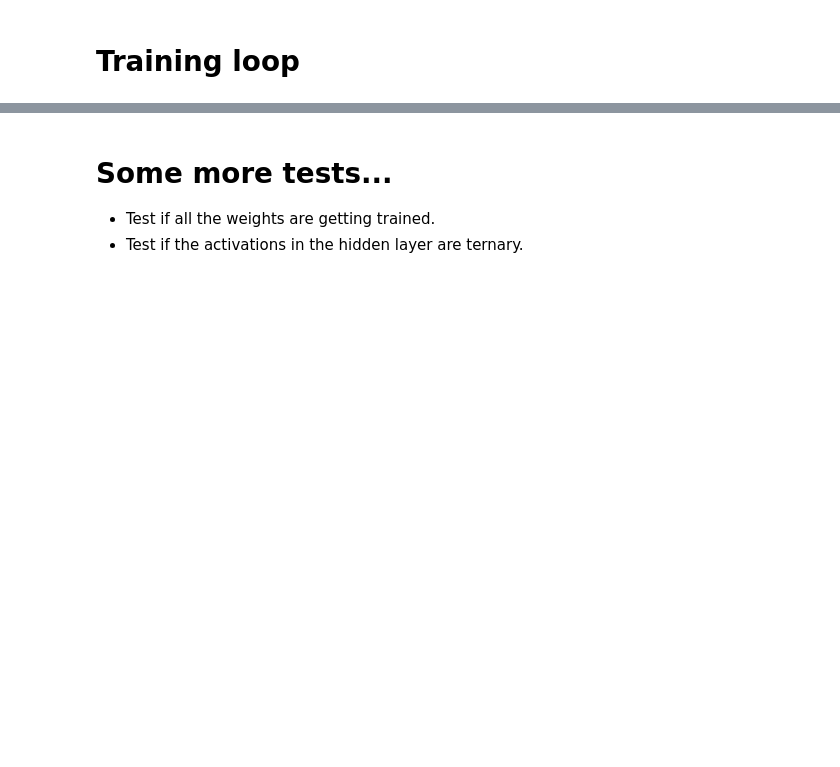
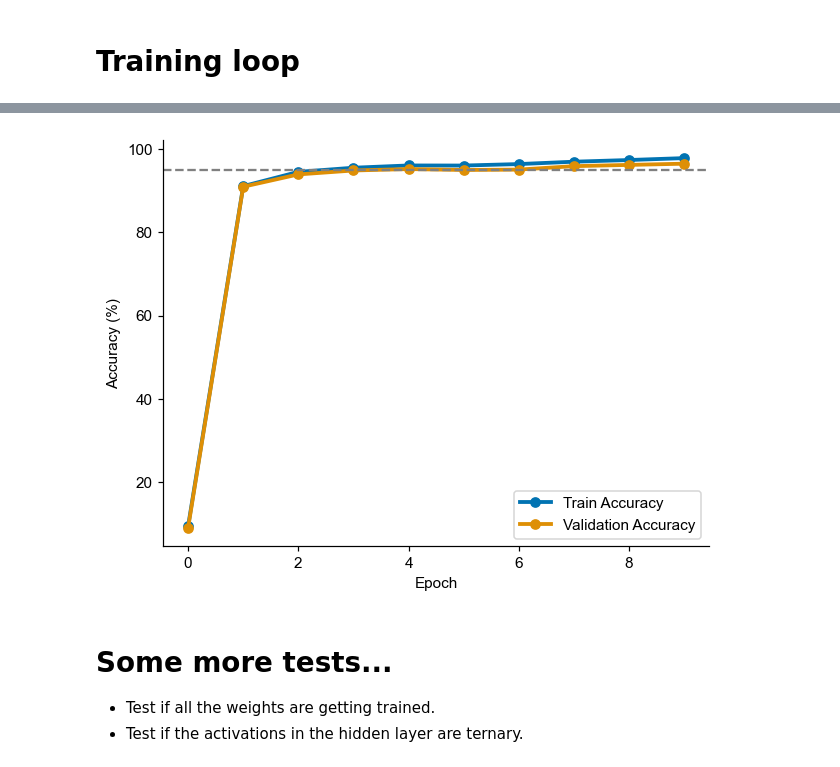
Before and after one commit to Integrated-Systems-Neuroengineering/scrramble, a Jupyter notebook: Notebooks/trident_v1.ipynb, the cells around one changed output, grey strips where cells are left out. Saved outputs shown, nothing was run; the diff lists cells and outputs as text; code cells hidden in the pictures; blank space fills up the shorter version.

```diff
--- a/Notebooks/trident_v1.ipynb
+++ b/Notebooks/trident_v1.ipynb
@@ -459,3 +647,18 @@ Test-set accuracy = 96.22%
+# %%
+## neater plots
+pal_cb = sns.color_palette('colorblind', 8)
+fig, ax = plt.subplots(dpi = 110)
+ax.plot([a * 100 for a in (train_accs)], label = 'Train Accuracy', c = pal_cb[0], lw = 2.5, marker = 'o')
+ax.plot([a * 100 for a in (valid_accs)], label = 'Validation Accuracy', c = pal_cb[1], lw = 2.5, marker = 'o')
+ax.axhline(y = 0.95*100, c = 'grey', ls = '--', lw = 1.5)
+
+ax.set_xlabel('Epoch')
+ax.set_ylabel('Accuracy (%)')
+ax.legend()
+
+sns.despine()
+# %% [output]
+[figure, added]
 # %% [markdown]
 # Some more tests...
 - Test if all the weights are getting trained.
```
Also changed, not shown: parts of 13 cells of this notebook.
